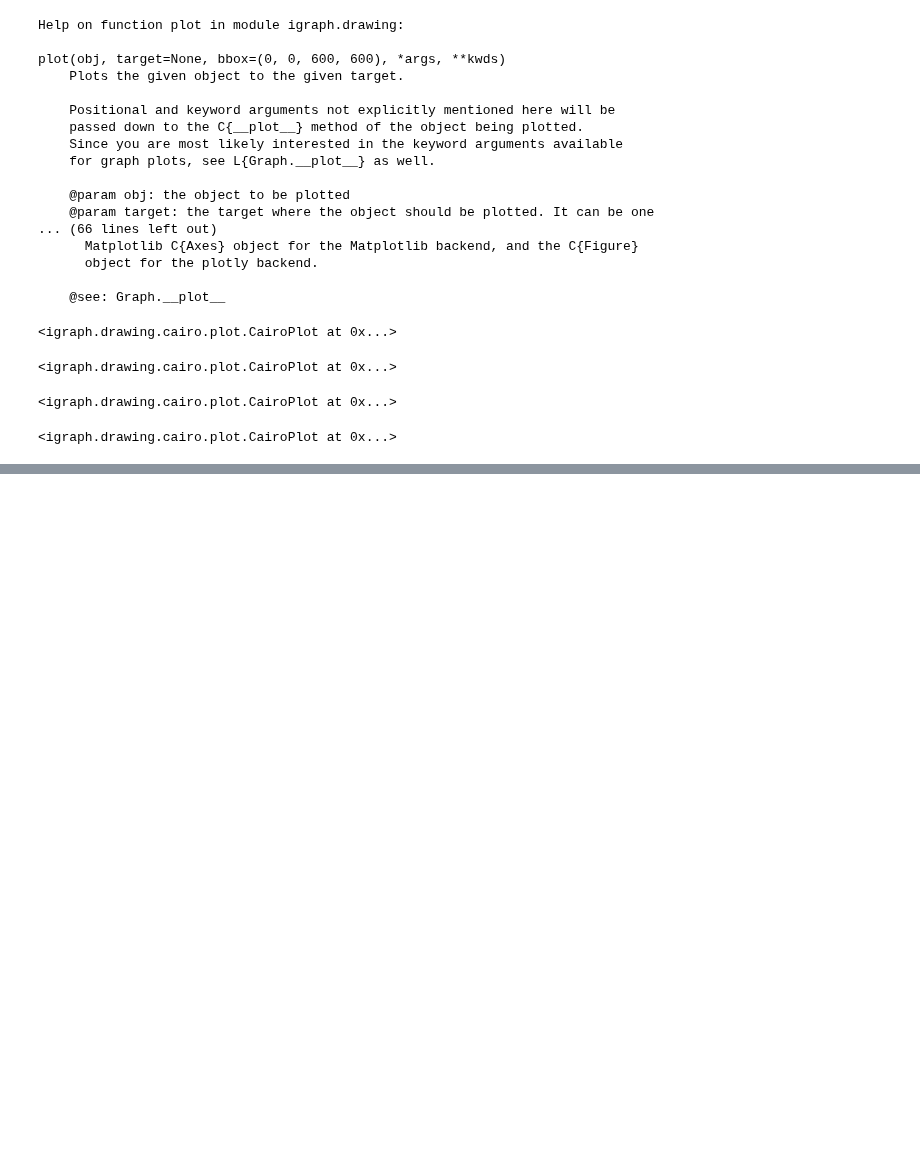
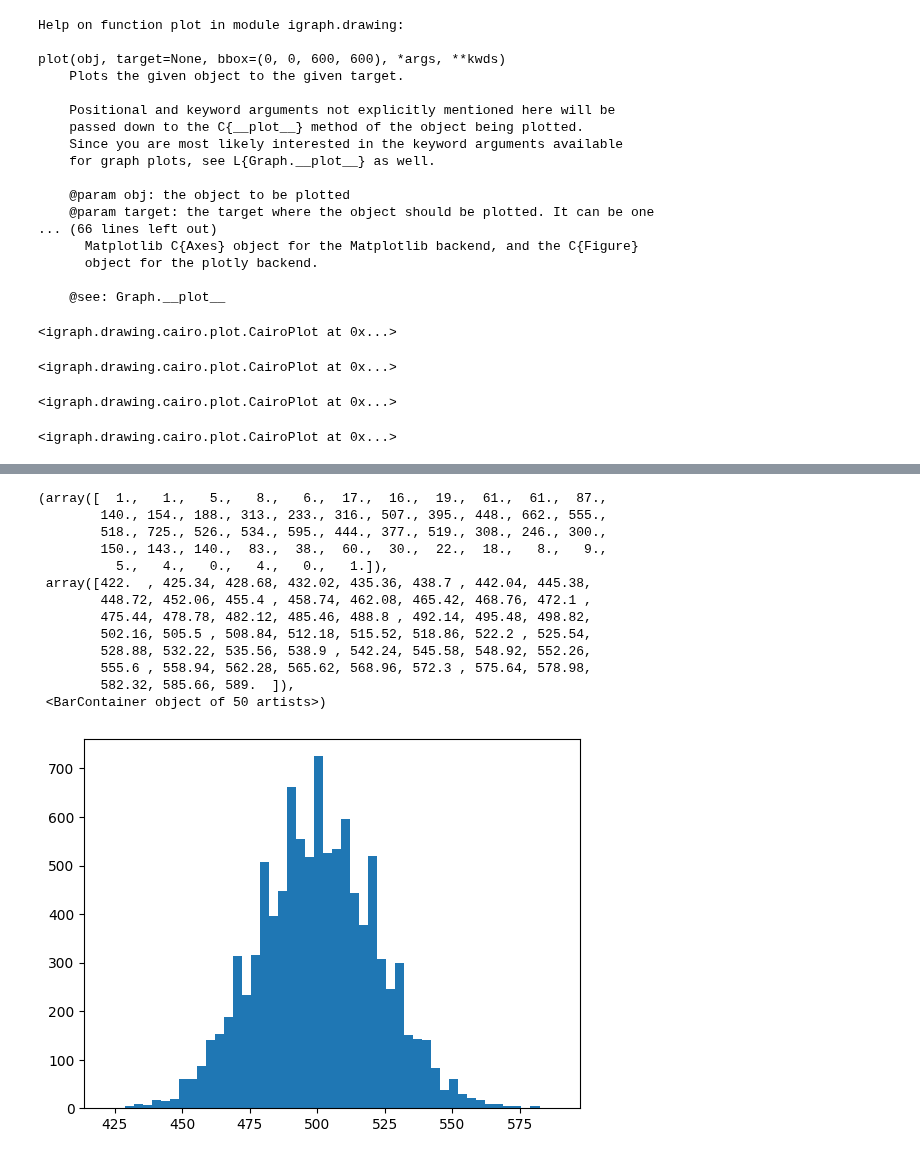
Before and after one commit to cagnol/ST2-Graphs-2024, a Jupyter notebook: notebook.ipynb, the cells around one changed output, grey strips where cells are left out. Saved outputs shown, nothing was run; the diff lists cells and outputs as text; code cells hidden in the pictures; blank space fills up the shorter version.

```diff
--- a/notebook.ipynb
+++ b/notebook.ipynb
@@ -72,0 +76,17 @@ ig.plot(g3,bbox=(300,300))
+# %%
+plt.hist(g3.degree(),bins=50)
+# %% [output]
+(array([  1.,   1.,   5.,   8.,   6.,  17.,  16.,  19.,  61.,  61.,  87.,
+        140., 154., 188., 313., 233., 316., 507., 395., 448., 662., 555.,
+        518., 725., 526., 534., 595., 444., 377., 519., 308., 246., 300.,
+        150., 143., 140.,  83.,  38.,  60.,  30.,  22.,  18.,   8.,   9.,
+          5.,   4.,   0.,   4.,   0.,   1.]),
+ array([422.  , 425.34, 428.68, 432.02, 435.36, 438.7 , 442.04, 445.38,
+        448.72, 452.06, 455.4 , 458.74, 462.08, 465.42, 468.76, 472.1 ,
+        475.44, 478.78, 482.12, 485.46, 488.8 , 492.14, 495.48, 498.82,
+        502.16, 505.5 , 508.84, 512.18, 515.52, 518.86, 522.2 , 525.54,
+        528.88, 532.22, 535.56, 538.9 , 542.24, 545.58, 548.92, 552.26,
+        555.6 , 558.94, 562.28, 565.62, 568.96, 572.3 , 575.64, 578.98,
+        582.32, 585.66, 589.  ]),
+ <BarContainer object of 50 artists>)
+[figure, added]
```
Also changed, not shown: parts of 1 cell of this notebook.
